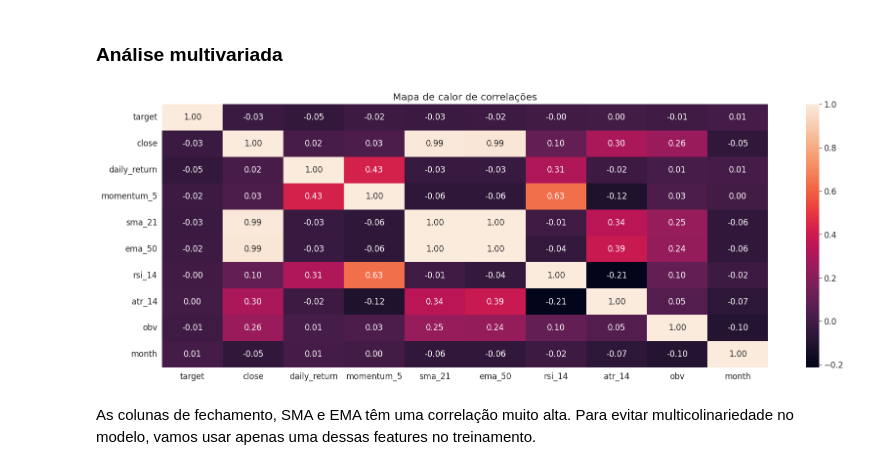
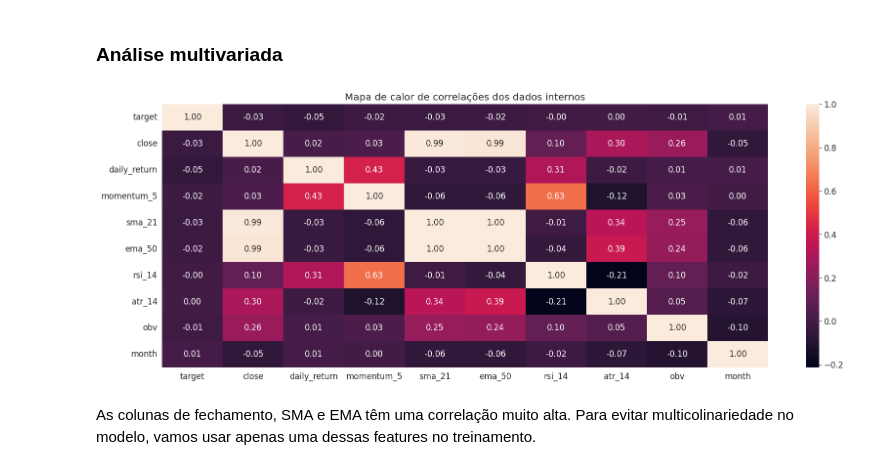
Before and after one commit to JacksonvBarbosa/Analise_Indice_Ibovespa, a Jupyter notebook: notebooks/02-exploratory-data-analysis-notebook.ipynb, the cells around one changed output. Drawn from its saved outputs; the diff is of its cells as text; code cells hidden in the pictures.

```diff
--- a/notebooks/02-exploratory-data-analysis-notebook.ipynb
+++ b/notebooks/02-exploratory-data-analysis-notebook.ipynb
@@ -337,13 +318,13 @@ Melhor não usar o volume ou as features baseadas no volume devido a essa mudan
 # %%
 # mapa de calor de correlação das variáveis
 columns_corr = ['target', 'close', 'daily_return', 'momentum_5', 'sma_21', 'ema_50', 'rsi_14', 'atr_14', 'obv', 'month']
 corr = df[columns_corr].corr(numeric_only=True)
 
 sns.heatmap(corr, annot=True, fmt='.2f')
-plt.title('Mapa de calor de correlações')
+plt.title('Mapa de calor de correlações dos dados internos')
 plt.show()
 # %% [output]
-[figure, old version]
+[figure, new version]
 # %% [markdown]
 As colunas de fechamento, SMA e EMA têm uma correlação muito alta. Para evitar multicolinariedade no modelo, vamos usar apenas uma dessas features no treinamento.
 # %%
```
Also changed, not shown: parts of 17 cells of this notebook, 6 other files.
